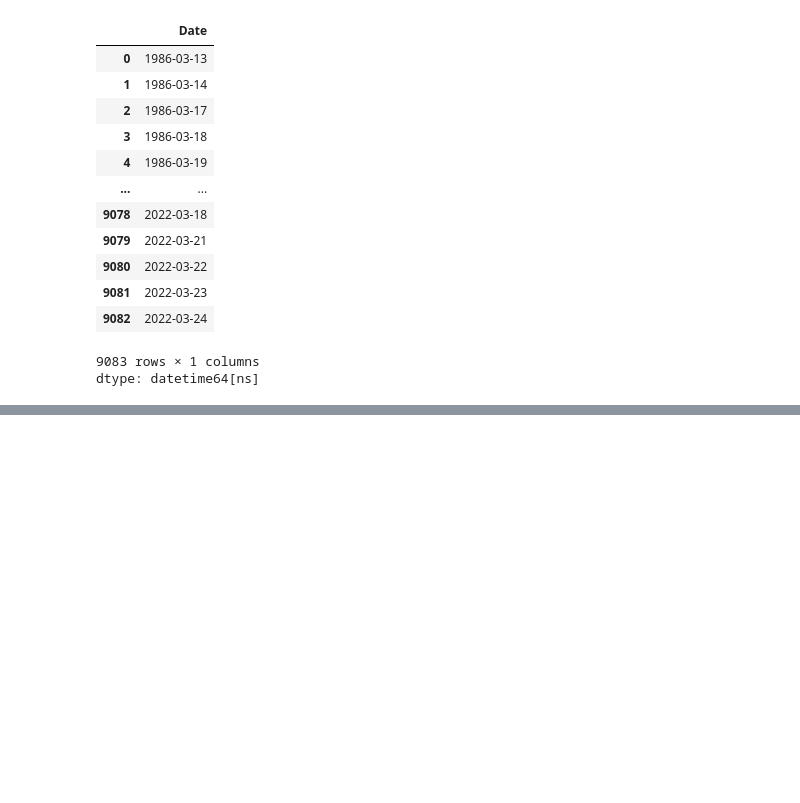
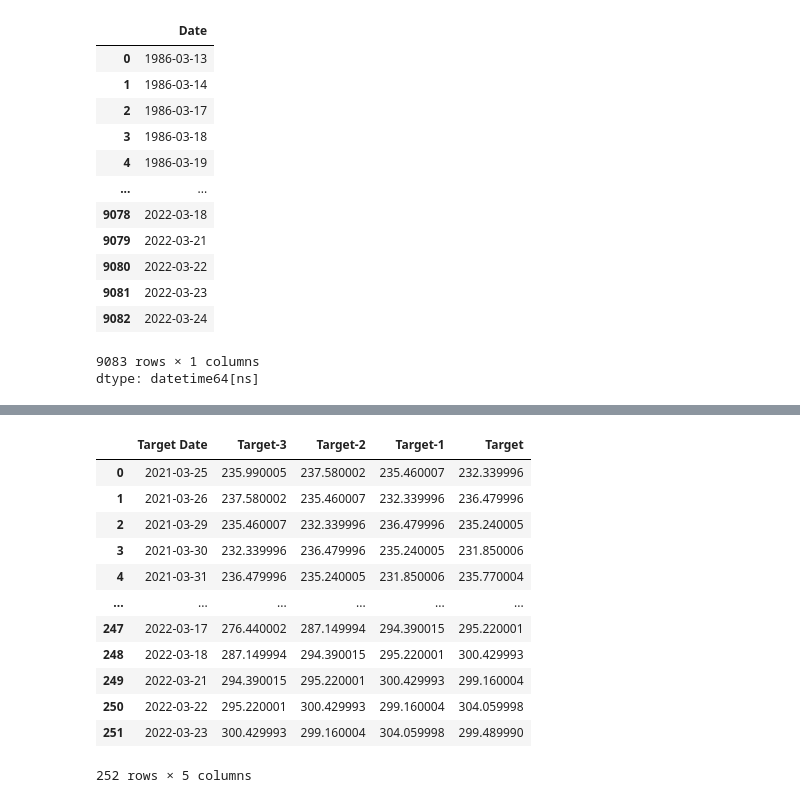
Before and after one commit to ywchanna2001/Stock-price-prediction-with-LSTM, a Jupyter notebook: Microsoftsock_forecasting_with_LSTMs.ipynb, the cells around one changed output, grey strips where cells are left out. Saved outputs shown, nothing was run; the diff lists cells and outputs as text; code cells hidden in the pictures; blank space fills up the shorter version.

```diff
--- a/Microsoftsock_forecasting_with_LSTMs.ipynb
+++ b/Microsoftsock_forecasting_with_LSTMs.ipynb
@@ -74,0 +100,74 @@ dtype: datetime64[ns]
+# %%
+import numpy as np
+
+def df_to_windowed_df(dataframe, first_date_str, last_date_str, n=3):
+  first_date = str_to_datetime(first_date_str)
+  last_date  = str_to_datetime(last_date_str)
+
+  target_date = first_date
+
+  dates = []
+  X, Y = [], []
+
+  last_time = False
+  while True:
+    df_subset = dataframe.loc[:target_date].tail(n+1)
+
+    if len(df_subset) != n+1:
+      print(f'Error: Window of size {n} is too large for date {target_date}')
+      return
+
+    values = df_subset['Close'].to_numpy()
+    x, y = values[:-1], values[-1]
+
+    dates.append(target_date)
+    X.append(x)
+    Y.append(y)
+
+    next_week = dataframe.loc[target_date:target_date+datetime.timedelta(days=7)]
+    next_datetime_str = str(next_week.head(2).tail(1).index.values[0])
+    next_date_str = next_datetime_str.split('T')[0]
+    year_month_day = next_date_str.split('-')
+    year, month, day = year_month_day
+    next_date = datetime.datetime(day=int(day), month=int(month), year=int(year))
+
+    if last_time:
+      break
+
+    target_date = next_date
+
+    if target_date == last_date:
+      last_time = True
+
+  ret_df = pd.DataFrame({})
+  ret_df['Target Date'] = dates
+
+  X = np.array(X)
+  for i in range(0, n):
+    X[:, i]
+    ret_df[f'Target-{n-i}'] = X[:, i]
+
+  ret_df['Target'] = Y
+
+  return ret_df
+
+# Start day second time around: '2021-03-25'
+windowed_df = df_to_windowed_df(df,
+                                '2021-03-25',
+                                '2022-03-23',
+                                n=3)
+windowed_df
+# %% [output]
+|  | Target Date | Target-3 | Target-2 | Target-1 | Target |
+| 0 | 2021-03-25 | 235.990005 | 237.580002 | 235.460007 | 232.339996 |
+| 1 | 2021-03-26 | 237.580002 | 235.460007 | 232.339996 | 236.479996 |
+| 2 | 2021-03-29 | 235.460007 | 232.339996 | 236.479996 | 235.240005 |
+| 3 | 2021-03-30 | 232.339996 | 236.479996 | 235.240005 | 231.850006 |
+| 4 | 2021-03-31 | 236.479996 | 235.240005 | 231.850006 | 235.770004 |
+| ... | ... | ... | ... | ... | ... |
+| 247 | 2022-03-17 | 276.440002 | 287.149994 | 294.390015 | 295.220001 |
+| 248 | 2022-03-18 | 287.149994 | 294.390015 | 295.220001 | 300.429993 |
+| 249 | 2022-03-21 | 294.390015 | 295.220001 | 300.429993 | 299.160004 |
+| 250 | 2022-03-22 | 295.220001 | 300.429993 | 299.160004 | 304.059998 |
+| 251 | 2022-03-23 | 300.429993 | 299.160004 | 304.059998 | 299.489990 |
+252 rows × 5 columns
```
Also changed, not shown: parts of 3 cells of this notebook.
